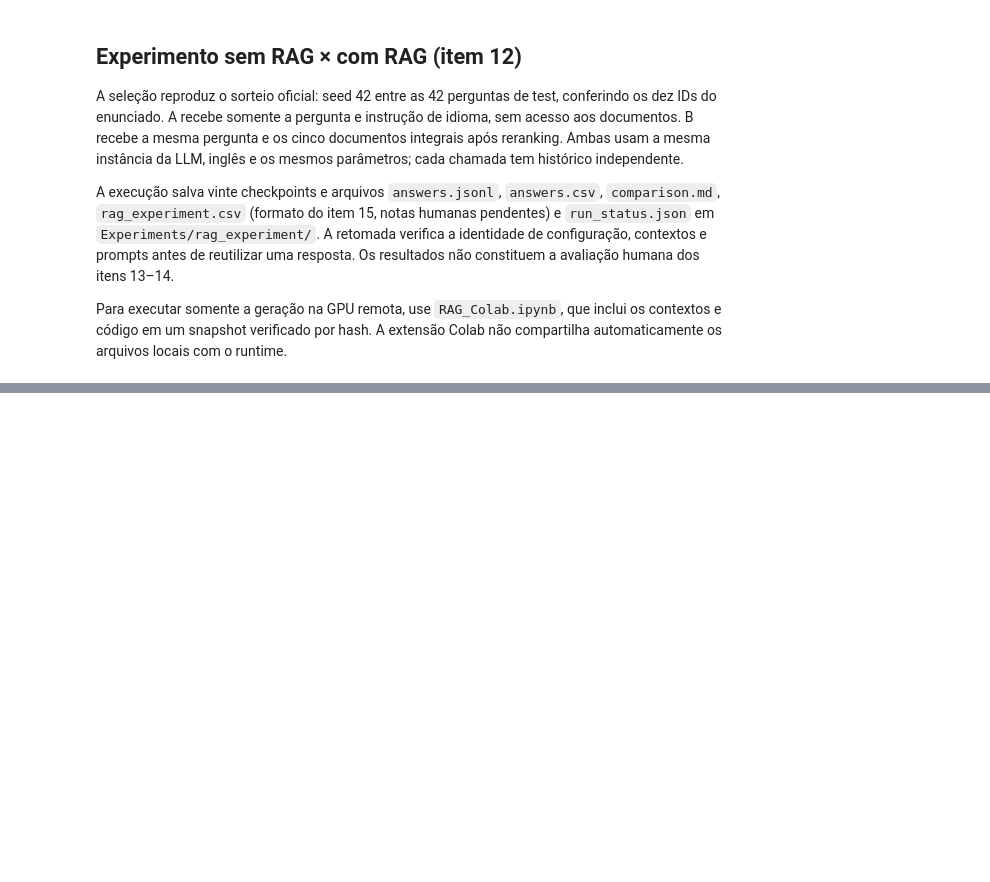
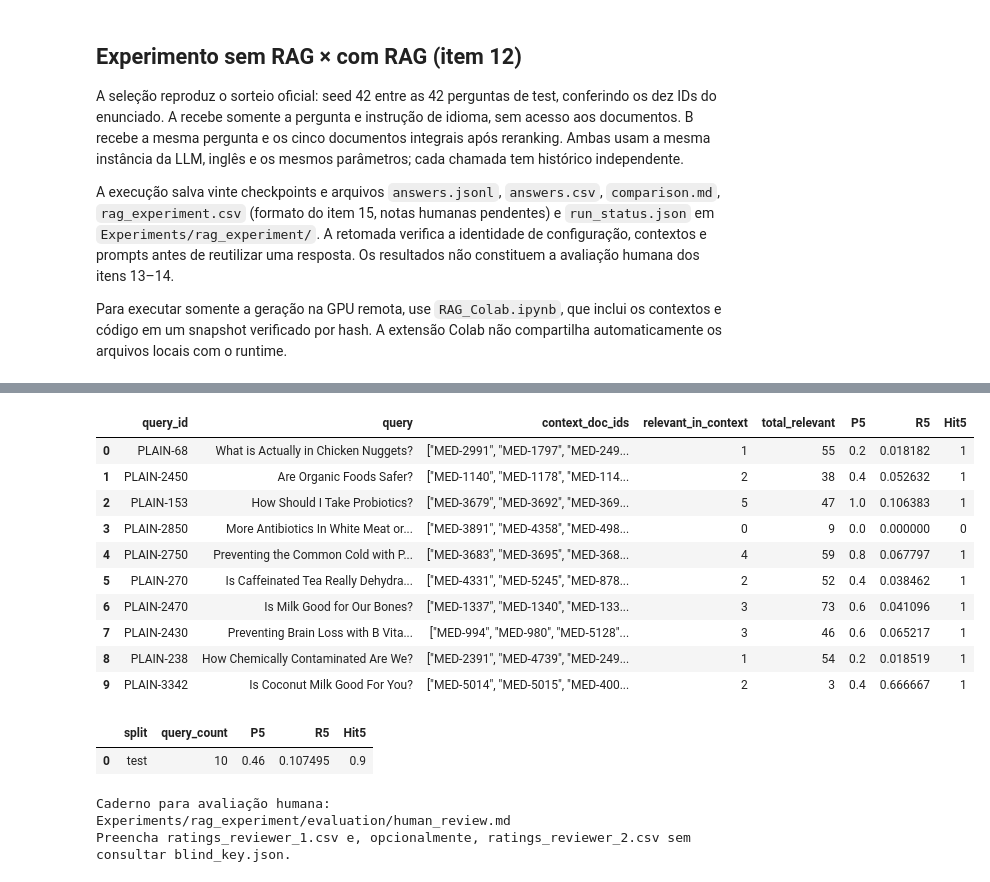
Before and after one commit to ArthurTRamos/Trabalho-Modelos-Semanticos-RI, a Jupyter notebook: Trabalho2.ipynb, the cells around one changed output, grey strips where cells are left out. Drawn from its saved outputs; the diff is of its cells as text; code cells hidden in the pictures; blank space fills up the shorter version.

```diff
--- a/Trabalho2.ipynb
+++ b/Trabalho2.ipynb
@@ -503,0 +631,29 @@ display(pd.DataFrame(rag_paired_answers)[[
+# %%
+from pathlib import Path
+from ri_project.rag_evaluation import prepare_rag_evaluation, aggregate_human_evaluation
+
+RAG_EVALUATION_DIR = Path('Experiments/rag_experiment/evaluation')
+rag_evaluation = prepare_rag_evaluation(
+    experiment_dir='Experiments/rag_experiment', data_dir='nfcorpus/nfcorpus',
+    rankings_dir='Experiments', output_dir=RAG_EVALUATION_DIR,
+)
+display(rag_evaluation['context_metrics'])
+display(rag_evaluation['context_summary'])
+print('Caderno para avaliação humana:', RAG_EVALUATION_DIR / 'human_review.md')
+print('Preencha ratings_reviewer_1.csv e, opcionalmente, ratings_reviewer_2.csv sem consultar blind_key.json.')
+# %% [output]
+|  | query_id | query | context_doc_ids | relevant_in_context | total_relevant | P5 | R5 | Hit5 |
+| 0 | PLAIN-68 | What is Actually in Chicken Nuggets? | ["MED-2991", "MED-1797", "MED-249... | 1 | 55 | 0.2 | 0.018182 | 1 |
+| 1 | PLAIN-2450 | Are Organic Foods Safer? | ["MED-1140", "MED-1178", "MED-114... | 2 | 38 | 0.4 | 0.052632 | 1 |
+| 2 | PLAIN-153 | How Should I Take Probiotics? | ["MED-3679", "MED-3692", "MED-369... | 5 | 47 | 1.0 | 0.106383 | 1 |
+| 3 | PLAIN-2850 | More Antibiotics In White Meat or... | ["MED-3891", "MED-4358", "MED-498... | 0 | 9 | 0.0 | 0.000000 | 0 |
+| 4 | PLAIN-2750 | Preventing the Common Cold with P... | ["MED-3683", "MED-3695", "MED-368... | 4 | 59 | 0.8 | 0.067797 | 1 |
+| 5 | PLAIN-270 | Is Caffeinated Tea Really Dehydra... | ["MED-4331", "MED-5245", "MED-878... | 2 | 52 | 0.4 | 0.038462 | 1 |
+| 6 | PLAIN-2470 | Is Milk Good for Our Bones? | ["MED-1337", "MED-1340", "MED-133... | 3 | 73 | 0.6 | 0.041096 | 1 |
+| 7 | PLAIN-2430 | Preventing Brain Loss with B Vita... | ["MED-994", "MED-980", "MED-5128"... | 3 | 46 | 0.6 | 0.065217 | 1 |
+| 8 | PLAIN-238 | How Chemically Contaminated Are We? | ["MED-2391", "MED-4739", "MED-249... | 1 | 54 | 0.2 | 0.018519 | 1 |
+| 9 | PLAIN-3342 | Is Coconut Milk Good For You? | ["MED-5014", "MED-5015", "MED-400... | 2 | 3 | 0.4 | 0.666667 | 1 |
+|  | split | query_count | P5 | R5 | Hit5 |
+| 0 | test | 10 | 0.46 | 0.107495 | 0.9 |
+Caderno para avaliação humana: Experiments/rag_experiment/evaluation/human_review.md
+Preencha ratings_reviewer_1.csv e, opcionalmente, ratings_reviewer_2.csv sem consultar blind_key.json.
```
Also changed, not shown: parts of 22 cells of this notebook, 11 other files.
